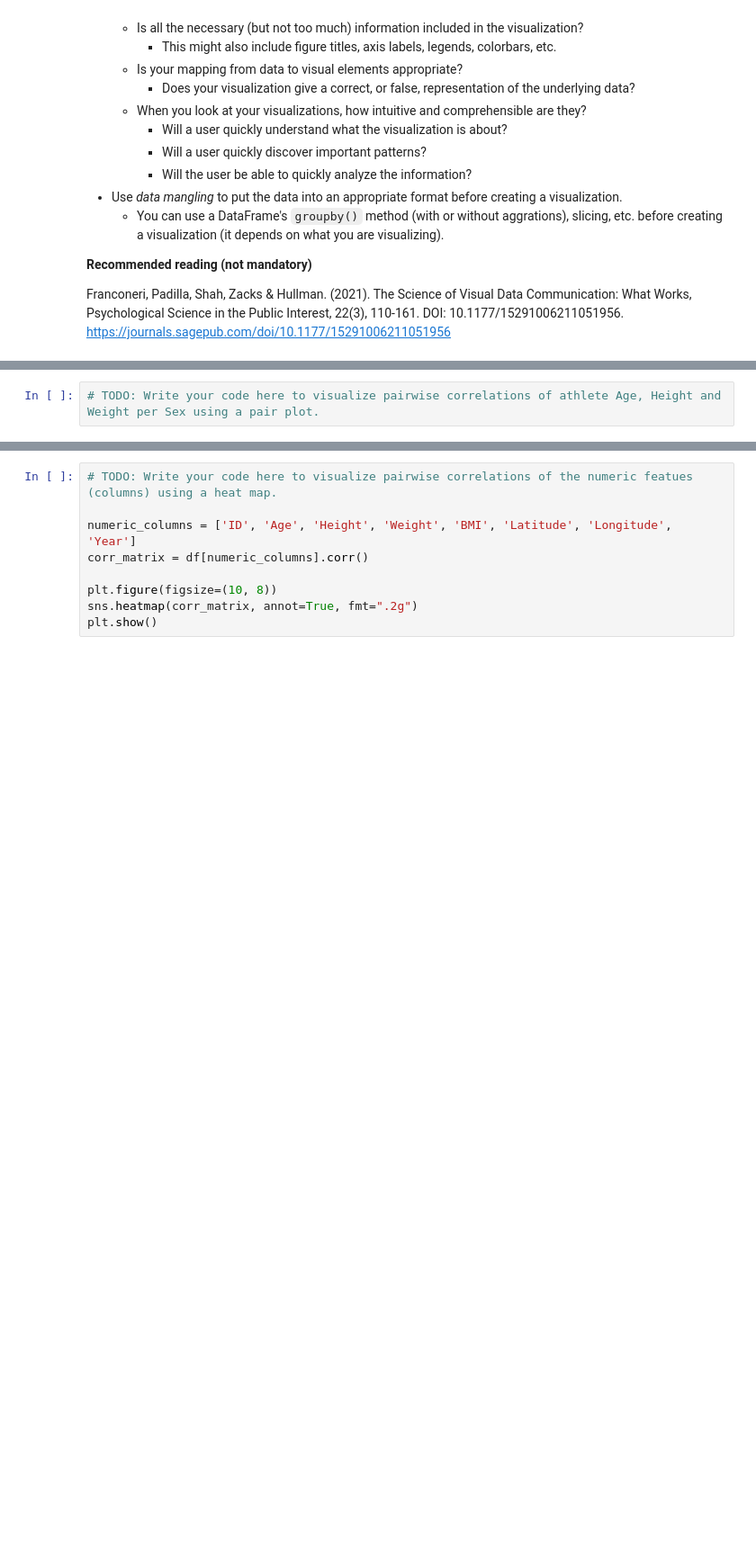
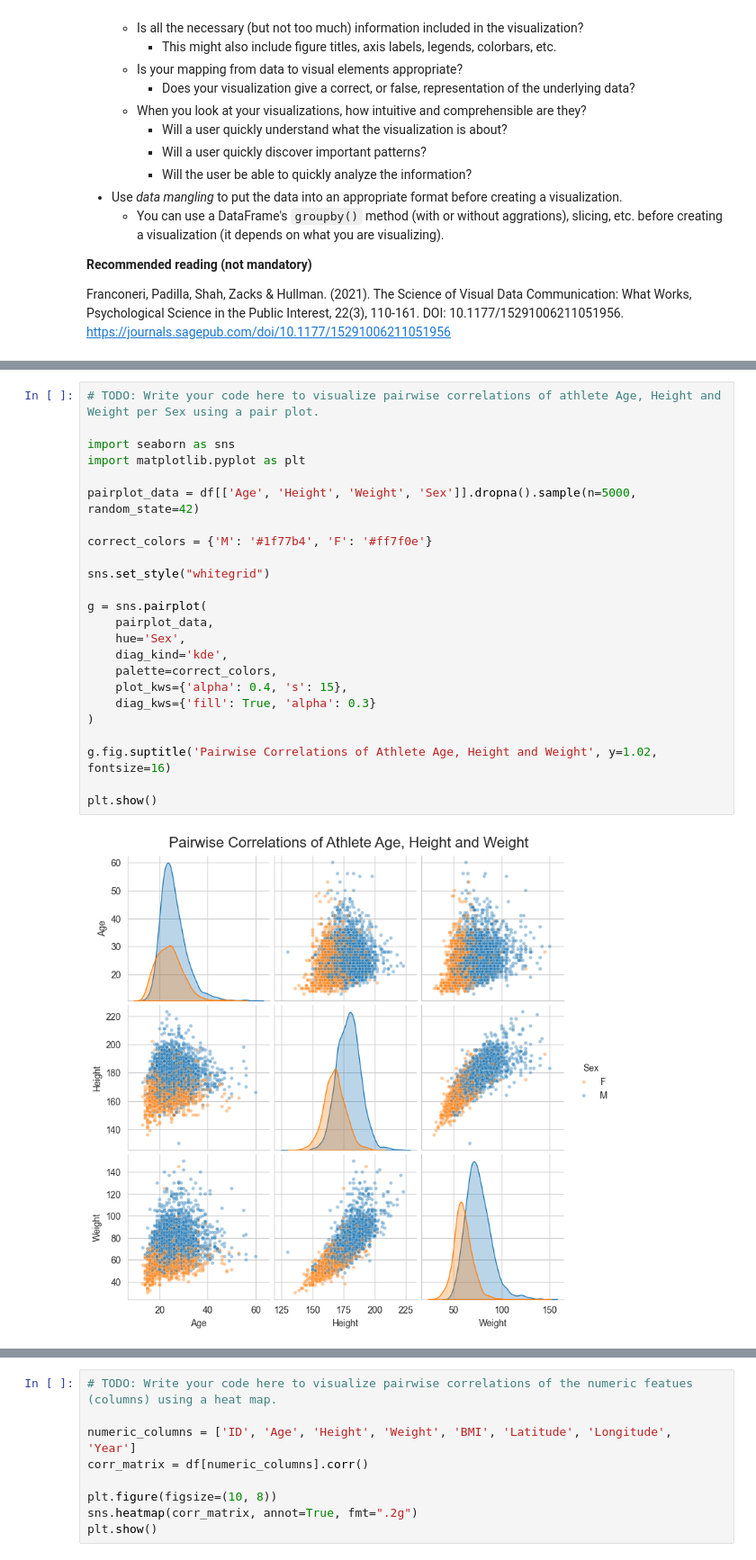
Before and after one commit to Hussein-g1itch/C1VI1B_2026, a Jupyter notebook: assignment/assignment.ipynb, the cells around one changed output, grey strips where cells are left out. Shown at 90% size. Drawn from its saved outputs; the diff is of its cells as text; blank space fills up the shorter version.

```diff
--- a/assignment/assignment.ipynb
+++ b/assignment/assignment.ipynb
@@ -1151,6 +1180,30 @@ Create a `pairplot` showing the pariwise correlations of athlete Age, Height and
 </details>
 # %%
 # TODO: Write your code here to visualize pairwise correlations of athlete Age, Height and Weight per Sex using a pair plot.
+
+import seaborn as sns
+import matplotlib.pyplot as plt
+
+pairplot_data = df[['Age', 'Height', 'Weight', 'Sex']].dropna().sample(n=5000, random_state=42)
+
+correct_colors = {'M': '#1f77b4', 'F': '#ff7f0e'}
+
+sns.set_style("whitegrid")
+
+g = sns.pairplot(
+    pairplot_data,
+    hue='Sex',
+    diag_kind='kde',
+    palette=correct_colors,
+    plot_kws={'alpha': 0.4, 's': 15},
+    diag_kws={'fill': True, 'alpha': 0.3}
+)
+
+g.fig.suptitle('Pairwise Correlations of Athlete Age, Height and Weight', y=1.02, fontsize=16)
+
+plt.show()
+# %% [output]
+[figure, added]
 # %% [markdown]
 ---
 ## Task 5.2 Visualize Pairwise Correlations of the Numeric Features with a `heatmap`
```
Also changed, not shown: parts of 4 cells of this notebook.
